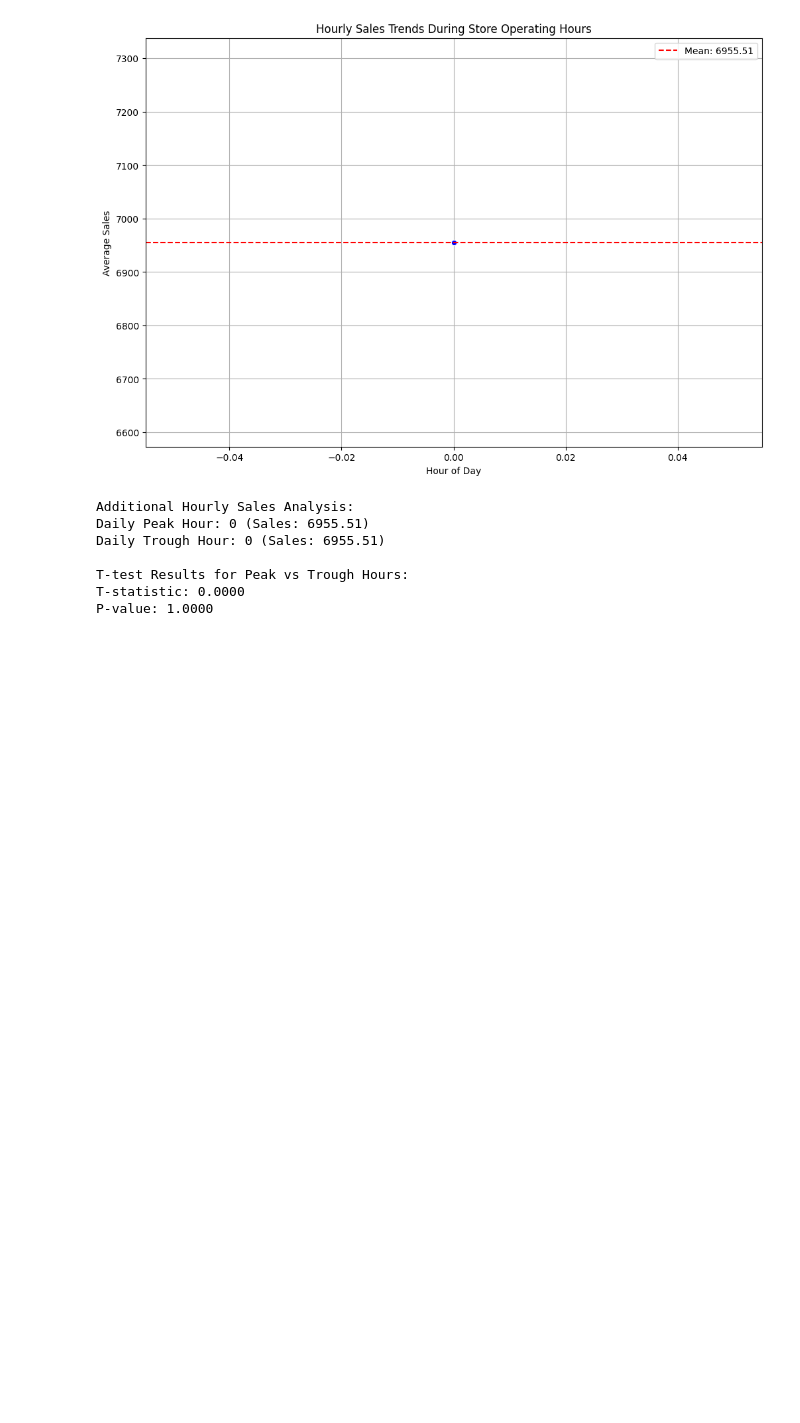
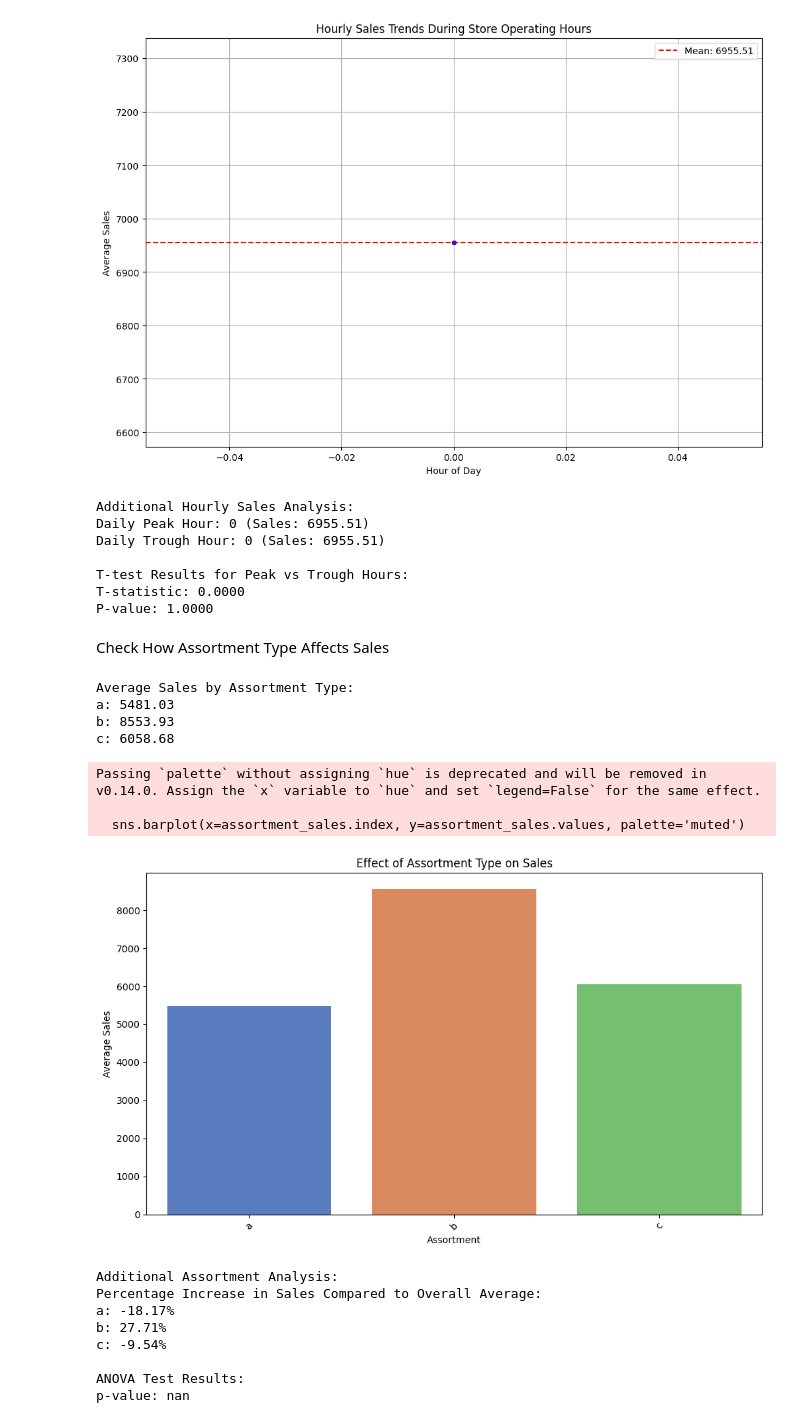
Before and after one commit to Birkity/Rossmann-forecastSales-, a Jupyter notebook: notebooks/task_1.ipynb, the cells around one changed output. Cells and saved outputs as stored; diff of their text form; code cells hidden in the pictures; blank space fills up the shorter version.

Commit message:
Analyzed and plotted assortment type effects on sales

```diff
--- a/notebooks/task_1.ipynb
+++ b/notebooks/task_1.ipynb
@@ -531,3 +531,62 @@ Daily Trough Hour: 0 (Sales: 6955.51)
 T-test Results for Peak vs Trough Hours:
 T-statistic: 0.0000
 P-value: 1.0000
+# %% [markdown]
+ Check How Assortment Type Affects Sales
+# %%
+assortment_sales = train_merged.groupby('Assortment')['Sales'].mean()
+
+print("\nAverage Sales by Assortment Type:")
+for assortment, avg_sales in assortment_sales.items():
+    print(f"{assortment}: {avg_sales:.2f}")
+
+logging.info('Assortment type analyzed for sales.')
+
+
+plt.figure(figsize=(10,6))
+sns.barplot(x=assortment_sales.index, y=assortment_sales.values, palette='muted')
+plt.title('Effect of Assortment Type on Sales')
+plt.ylabel('Average Sales')
+plt.xticks(rotation=45)
+plt.tight_layout()
+plt.show()
+
+logging.info('Assortment type effect on sales plotted.')
+
+
+print("\nAdditional Assortment Analysis:")
+
+
+total_sales = assortment_sales.sum()
+percentage_increase = {}
+for assortment, avg_sales in assortment_sales.items():
+    percentage_increase[assortment] = ((avg_sales - total_sales / len(assortment_sales)) / (total_sales / len(assortment_sales)) * 100).round(2)
+
+print("Percentage Increase in Sales Compared to Overall Average:")
+for assortment, percent_increase in percentage_increase.items():
+    print(f"{assortment}: {percent_increase}%")
+
+
+_, p_value = stats.f_oneway(*[assortment_sales[assortment] for assortment in assortment_sales.index])
+
+print(f"\nANOVA Test Results:")
+print(f"p-value: {p_value:.4f}")
+
+logging.info('Additional assortment analysis completed.')
+# %% [output]
+Average Sales by Assortment Type:
+a: 5481.03
+b: 8553.93
+c: 6058.68
+Passing `palette` without assigning `hue` is deprecated and will be removed in v0.14.0. Assign the `x` variable to `hue` and set `legend=False` for the same effect.
+
+  sns.barplot(x=assortment_sales.index, y=assortment_sales.values, palette='muted')
+[figure, added]
+Additional Assortment Analysis:
+Percentage Increase in Sales Compared to Overall Average:
+a: -18.17%
+b: 27.71%
+c: -9.54%
+
+ANOVA Test Results:
+p-value: nan
```
Also changed, not shown: 1 other file.
